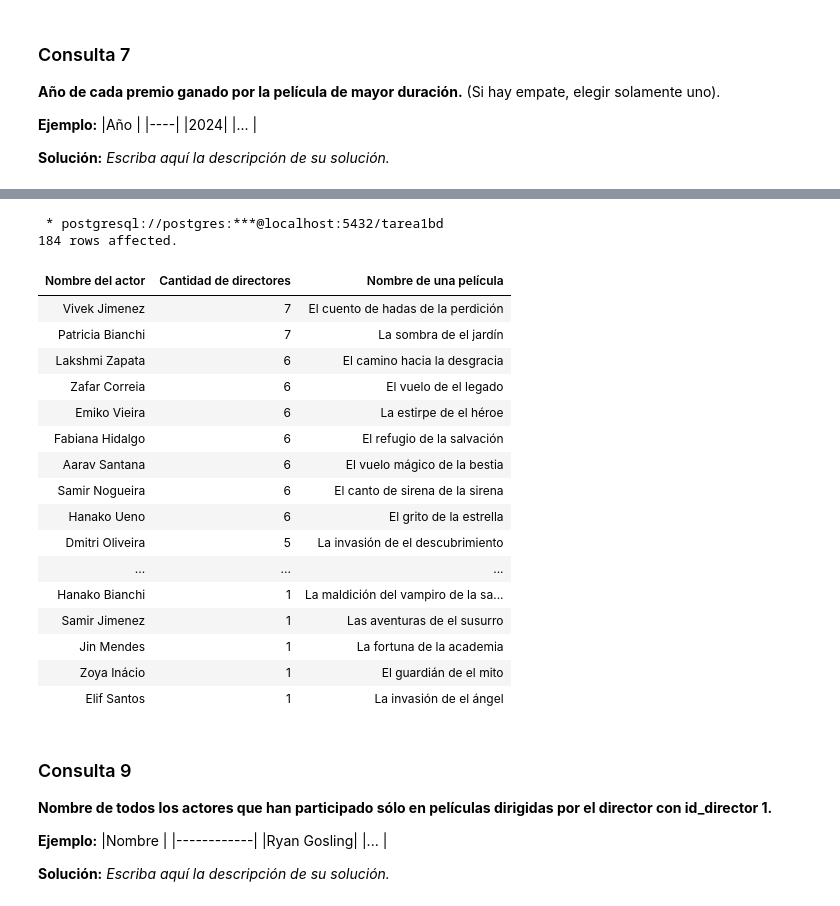
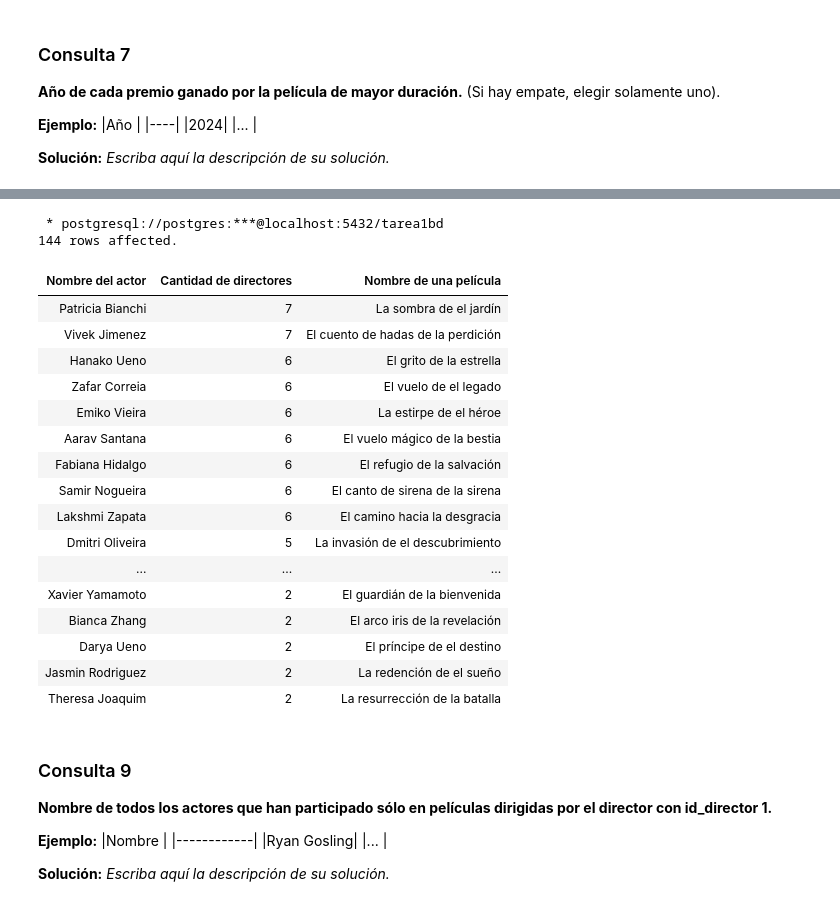
Before and after one commit to Cu4nz/Tarea1BD_MVV, a Jupyter notebook: Tarea_1.ipynb, the cells around one changed output, grey strips where cells are left out. Saved outputs shown, nothing was run; the diff lists cells and outputs as text; code cells hidden in the pictures.

```diff
--- a/Tarea_1.ipynb
+++ b/Tarea_1.ipynb
@@ -484,39 +485,40 @@ GROUP BY genero;
 # %%
 %%sql
 SELECT tabla2.nombre AS "Nombre del actor", cantidad_director AS "Cantidad de directores", pelicula.nombre AS "Nombre de una película"
 FROM
 (SELECT DISTINCT ON (actor.id_actor) actor.nombre, cantidad_director, actor_participa_en_pelicula.id_pelicula
 FROM(
 SELECT actor.id_actor, COUNT(id_director) AS cantidad_director
 FROM(
 actor_participa_en_pelicula
 LEFT JOIN actor  ON actor.id_actor=actor_participa_en_pelicula.id_actor
 LEFT JOIN pelicula ON actor_participa_en_pelicula.id_pelicula=pelicula.id_pelicula)
 GROUP BY actor.id_actor
 ORDER BY cantidad_director DESC) AS tabla1 LEFT JOIN actor ON tabla1.id_actor=actor.id_actor
 LEFT JOIN actor_participa_en_pelicula ON tabla1.id_actor=actor_participa_en_pelicula.id_actor) AS tabla2 LEFT JOIN pelicula
 ON tabla2.id_pelicula=pelicula.id_pelicula
+WHERE cantidad_director>1
 ORDER BY cantidad_director DESC
 # %% [output]
  * postgresql://postgres:***@localhost:5432/tarea1bd
-184 rows affected.
+144 rows affected.
 | Nombre del actor | Cantidad de directores | Nombre de una película |
+| Patricia Bianchi | 7 | La sombra de el jardín |
 | Vivek Jimenez | 7 | El cuento de hadas de la perdición |
-| Patricia Bianchi | 7 | La sombra de el jardín |
-| Lakshmi Zapata | 6 | El camino hacia la desgracia |
+| Hanako Ueno | 6 | El grito de la estrella |
 | Zafar Correia | 6 | El vuelo de el legado |
 | Emiko Vieira | 6 | La estirpe de el héroe |
+| Aarav Santana | 6 | El vuelo mágico de la bestia |
 | Fabiana Hidalgo | 6 | El refugio de la salvación |
-| Aarav Santana | 6 | El vuelo mágico de la bestia |
 | Samir Nogueira | 6 | El canto de sirena de la sirena |
-| Hanako Ueno | 6 | El grito de la estrella |
+| Lakshmi Zapata | 6 | El camino hacia la desgracia |
 | Dmitri Oliveira | 5 | La invasión de el descubrimiento |
 | ... | ... | ... |
-| Hanako Bianchi | 1 | La maldición del vampiro de la sa... |
-| Samir Jimenez | 1 | Las aventuras de el susurro |
-| Jin Mendes | 1 | La fortuna de la academia |
-| Zoya Inácio | 1 | El guardián de el mito |
-| Elif Santos | 1 | La invasión de el ángel |
+| Xavier Yamamoto | 2 | El guardián de la bienvenida |
+| Bianca Zhang | 2 | El arco iris de la revelación |
+| Darya Ueno | 2 | El príncipe de el destino |
+| Jasmin Rodriguez | 2 | La redención de el sueño |
+| Theresa Joaquim | 2 | La resurrección de la batalla |
 # %% [markdown]
 ### Consulta 9
 
```
Also changed, not shown: parts of 7 cells of this notebook.
